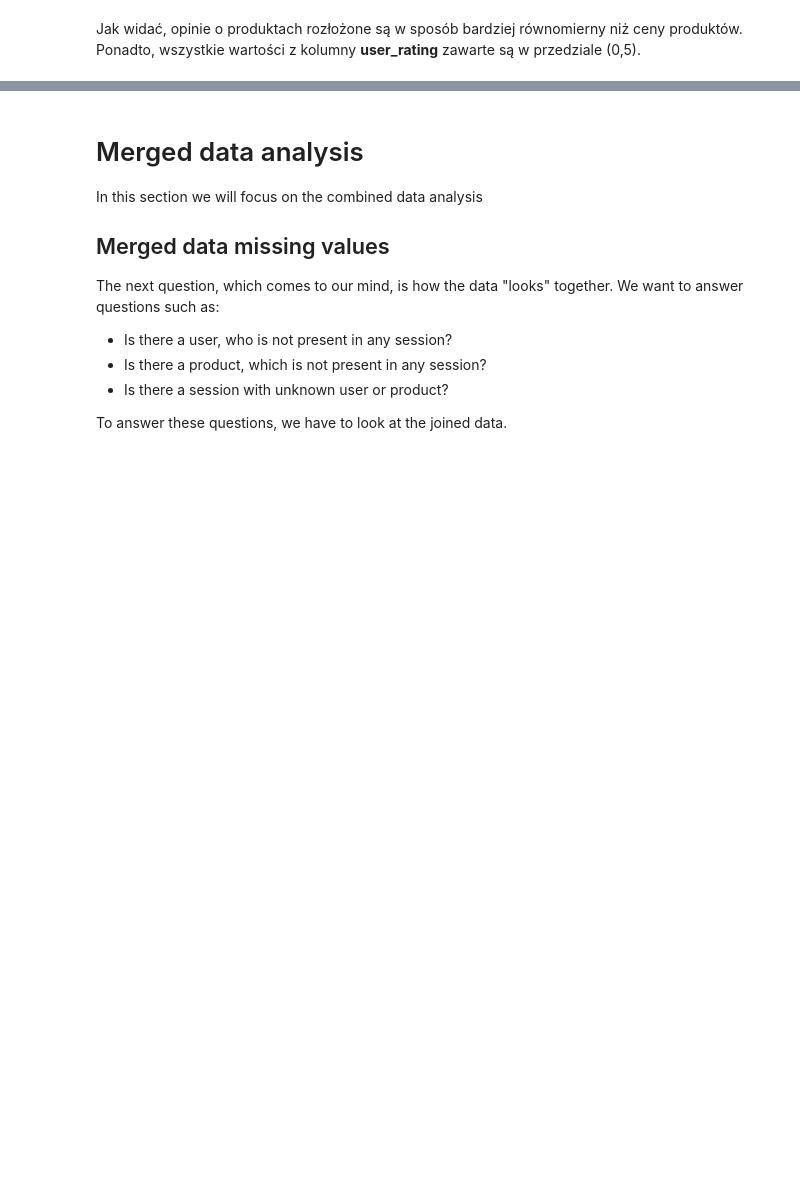
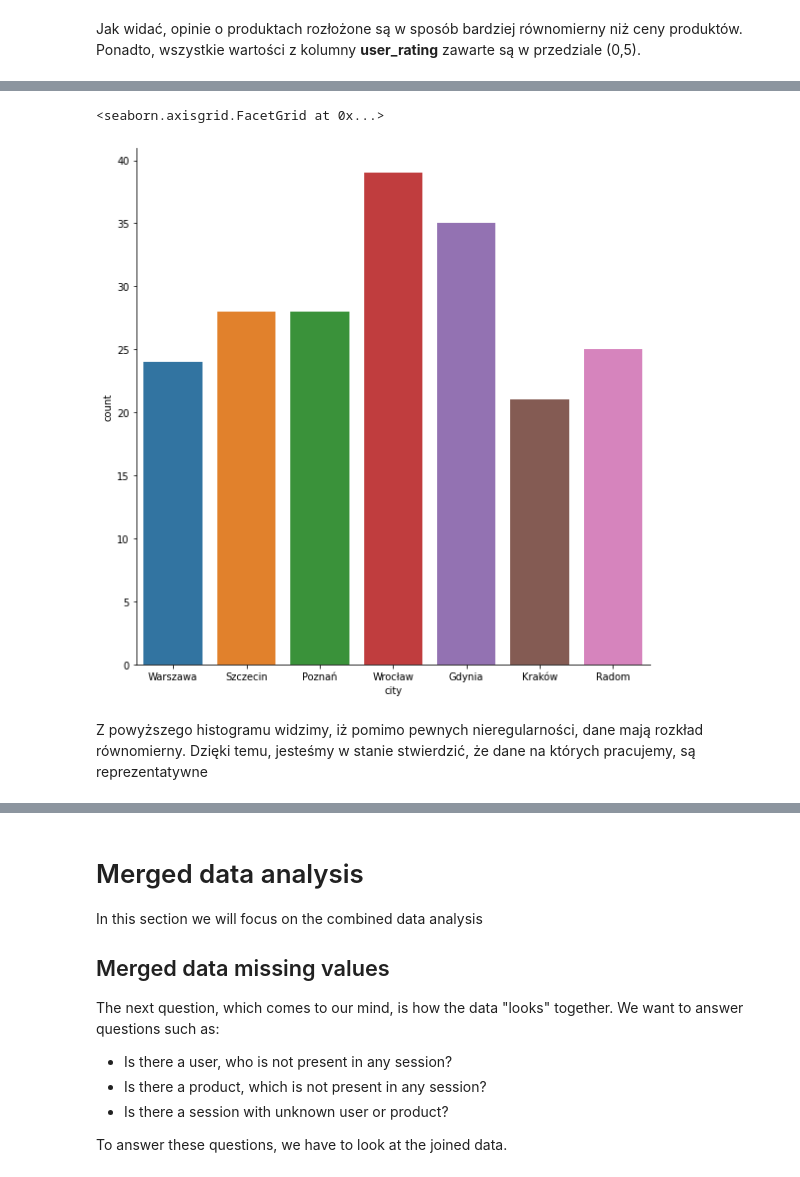
Before and after one commit to SwirtaB/IUM_Recommendation-system, a Jupyter notebook: notebooks/data_analysis.ipynb, the cells around one changed output, grey strips where cells are left out. Drawn from its saved outputs; the diff is of its cells as text; code cells hidden in the pictures; blank space fills up the shorter version.

Commit message:
Add user data analysis
Add columns data analysis.
Add city count histogram.
Correct typos in previous parts.

```diff
--- a/notebooks/data_analysis.ipynb
+++ b/notebooks/data_analysis.ipynb
@@ -327,0 +348,7 @@ Jak widać, opinie o produktach rozłożone są w sposób bardziej równomierny
+# %%
+sns.catplot(data=usersDF, kind='count', x='city', height=8)
+# %% [output]
+<seaborn.axisgrid.FacetGrid at 0x...>
+[figure, added]
+# %% [markdown]
+Z powyższego histogramu widzimy, iż pomimo pewnych nieregularności, dane mają rozkład równomierny. Dzięki temu, jesteśmy w stanie stwierdzić, że dane na których pracujemy, są reprezentatywne
```
Also changed, not shown: parts of 24 cells of this notebook.
